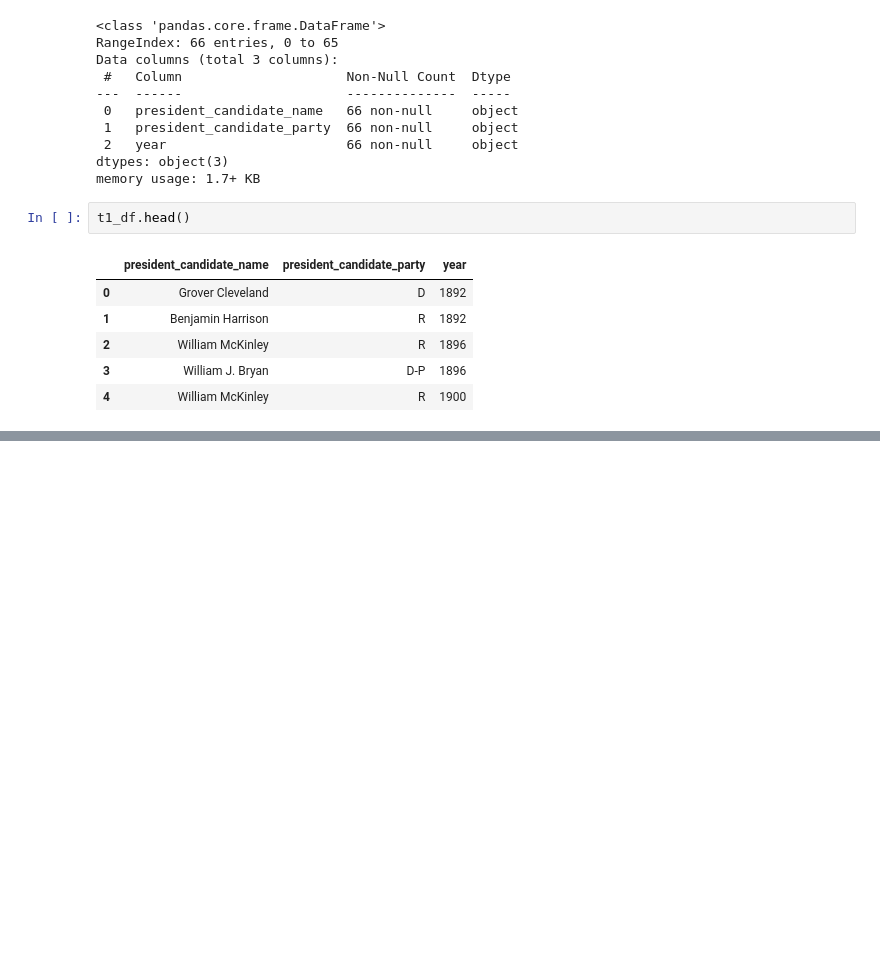
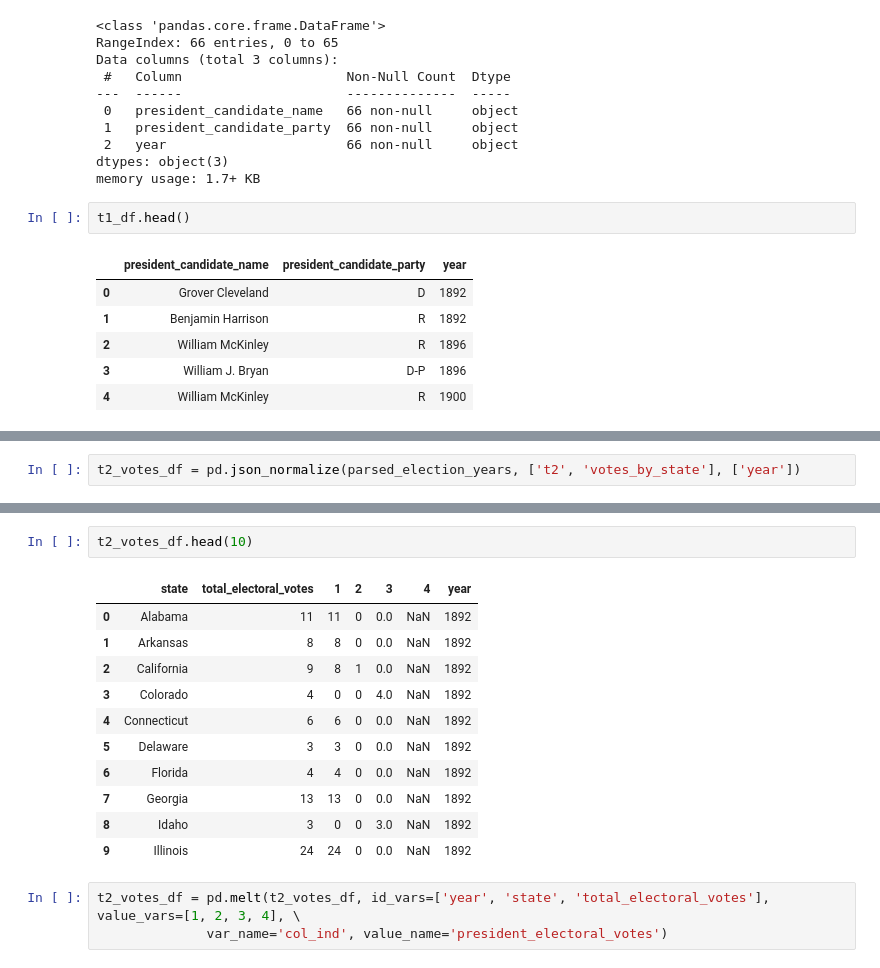
Before and after one commit to frederick-douglas-pearce/us-presidential-vote-analysis, a Jupyter notebook: step1_electoral_college_data.ipynb, the cells around one changed output, grey strips where cells are left out. Saved outputs shown, nothing was run; the diff lists cells and outputs as text; blank space fills up the shorter version.

Commit message:
Update t2; melt to df for join

```diff
--- a/step1_electoral_college_data.ipynb
+++ b/step1_electoral_college_data.ipynb
@@ -404,0 +418,2 @@ t2_state_df.head()
+# %%
+t2_votes_df = pd.json_normalize(parsed_election_years, ['t2', 'votes_by_state'], ['year'])
@@ -404,0 +437,17 @@ t2_state_df.head()
+# %%
+t2_votes_df.head(10)
+# %% [output]
+|  | state | total_electoral_votes | 1 | 2 | 3 | 4 | year |
+| 0 | Alabama | 11 | 11 | 0 | 0.0 | NaN | 1892 |
+| 1 | Arkansas | 8 | 8 | 0 | 0.0 | NaN | 1892 |
+| 2 | California | 9 | 8 | 1 | 0.0 | NaN | 1892 |
+| 3 | Colorado | 4 | 0 | 0 | 4.0 | NaN | 1892 |
+| 4 | Connecticut | 6 | 6 | 0 | 0.0 | NaN | 1892 |
+| 5 | Delaware | 3 | 3 | 0 | 0.0 | NaN | 1892 |
+| 6 | Florida | 4 | 4 | 0 | 0.0 | NaN | 1892 |
+| 7 | Georgia | 13 | 13 | 0 | 0.0 | NaN | 1892 |
+| 8 | Idaho | 3 | 0 | 0 | 3.0 | NaN | 1892 |
+| 9 | Illinois | 24 | 24 | 0 | 0.0 | NaN | 1892 |
+# %%
+t2_votes_df = pd.melt(t2_votes_df, id_vars=['year', 'state', 'total_electoral_votes'], value_vars=[1, 2, 3, 4], \
+              var_name='col_ind', value_name='president_electoral_votes')
```
Also changed, not shown: parts of 9 cells of this notebook.
